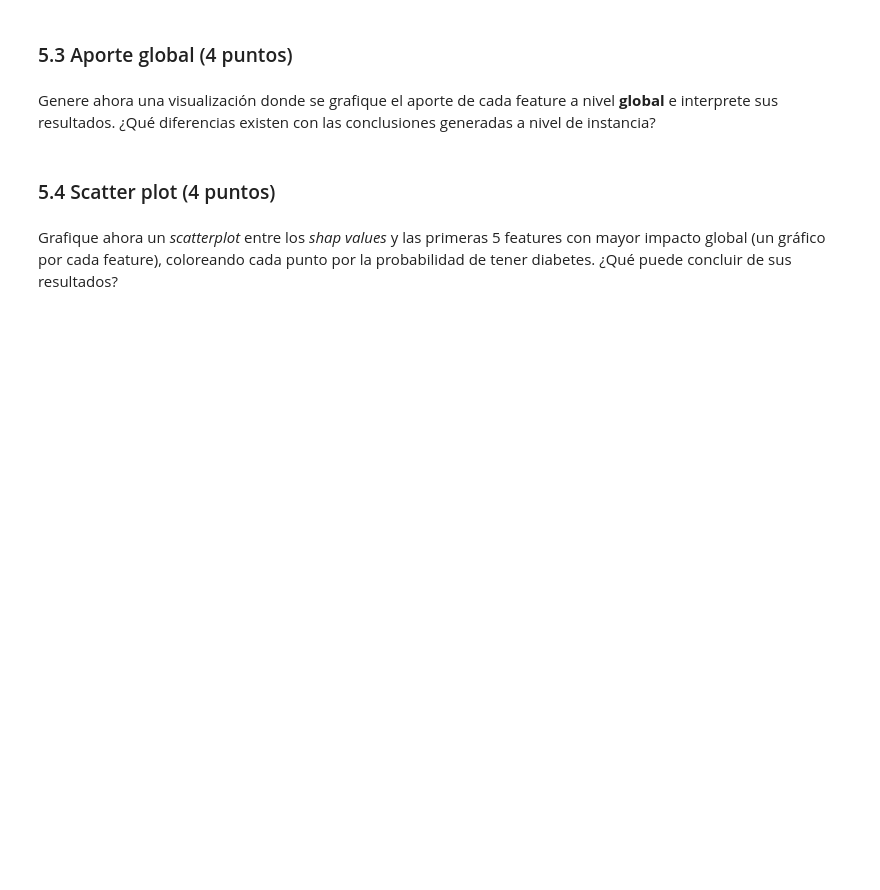
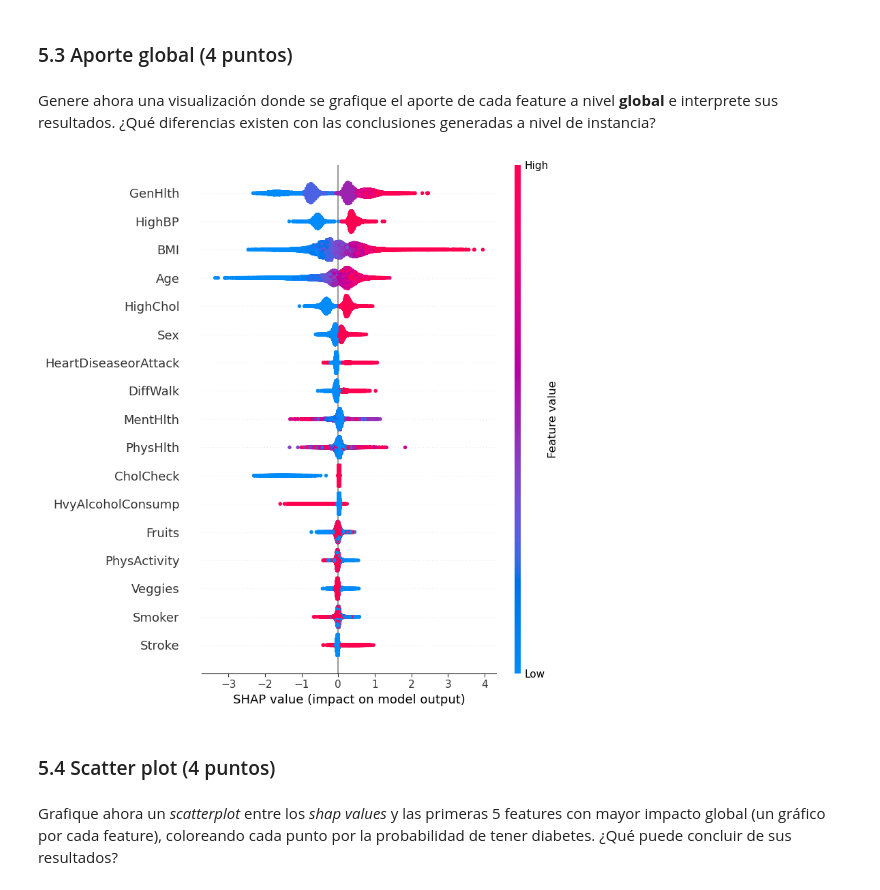
Before and after one commit to sebastianacunau/MDS7202-Laboratorios-y-Proyecto, a Jupyter notebook: Laboratorios/Lab 7 - Interpretabilidad/Lab7_enunciado.ipynb, the cells around one changed output. Saved outputs shown, nothing was run; the diff lists cells and outputs as text; code cells hidden in the pictures; blank space fills up the shorter version.

```diff
--- a/Laboratorios/Lab 7 - Interpretabilidad/Lab7_enunciado.ipynb
+++ b/Laboratorios/Lab 7 - Interpretabilidad/Lab7_enunciado.ipynb
@@ -296,3 +367,8 @@ Genere ahora una visualización donde se grafique el aporte de cada feature a ni
+# %%
+# Gráfico de aporte global de cada feature usando SHAP
+shap.summary_plot(shap_values.values, X)
+# %% [output]
+[figure, added]
 # %% [markdown]
 ### 5.4 Scatter plot (4 puntos)
 # %% [markdown]
```
Also changed, not shown: parts of 24 cells of this notebook.
